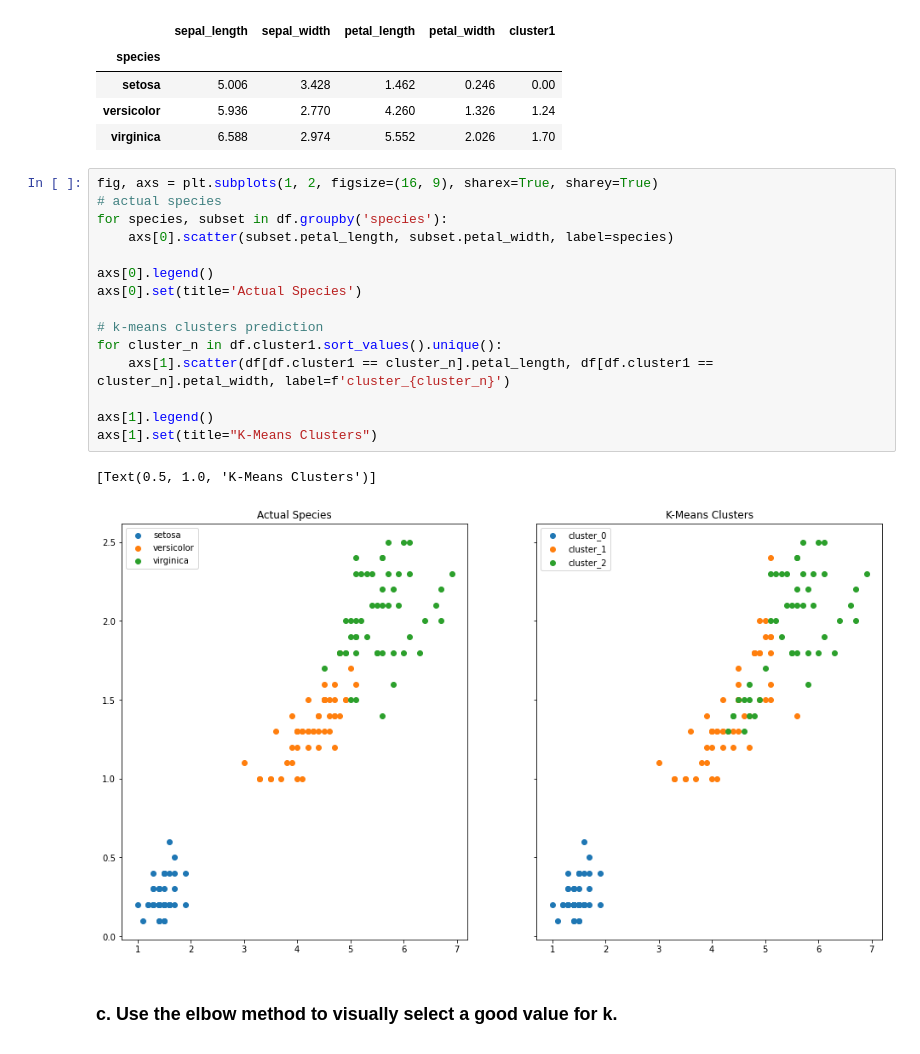
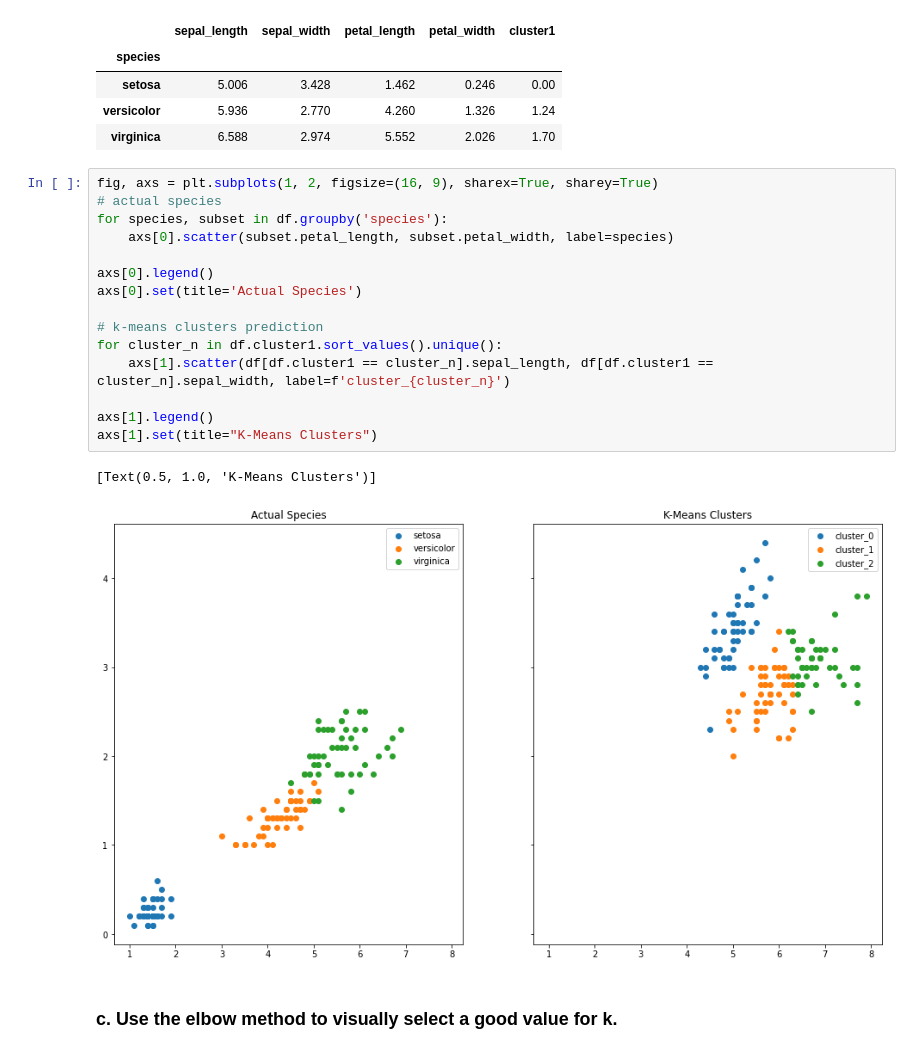
Before and after one commit to m3redithw/clustering-exercises, a Jupyter notebook: modeling.ipynb, the cells around one changed output. Saved outputs shown, nothing was run; the diff lists cells and outputs as text.

```diff
--- a/modeling.ipynb
+++ b/modeling.ipynb
@@ -93,21 +93,21 @@ df.groupby('species').mean()
 # %%
 fig, axs = plt.subplots(1, 2, figsize=(16, 9), sharex=True, sharey=True)
 # actual species
 for species, subset in df.groupby('species'):
     axs[0].scatter(subset.petal_length, subset.petal_width, label=species)
 
 axs[0].legend()
 axs[0].set(title='Actual Species')
 
 # k-means clusters prediction
 for cluster_n in df.cluster1.sort_values().unique():
-    axs[1].scatter(df[df.cluster1 == cluster_n].petal_length, df[df.cluster1 == cluster_n].petal_width, label=f'cluster_{cluster_n}')
+    axs[1].scatter(df[df.cluster1 == cluster_n].sepal_length, df[df.cluster1 == cluster_n].sepal_width, label=f'cluster_{cluster_n}')
 
 axs[1].legend()
 axs[1].set(title="K-Means Clusters")
 # %% [output]
 [Text(0.5, 1.0, 'K-Means Clusters')]
-[figure, old version]
+[figure, new version]
 # %% [markdown]
 ### c. Use the elbow method to visually select a good value for k.
 # %% [markdown]
```
Also changed, not shown: parts of 22 cells of this notebook.
